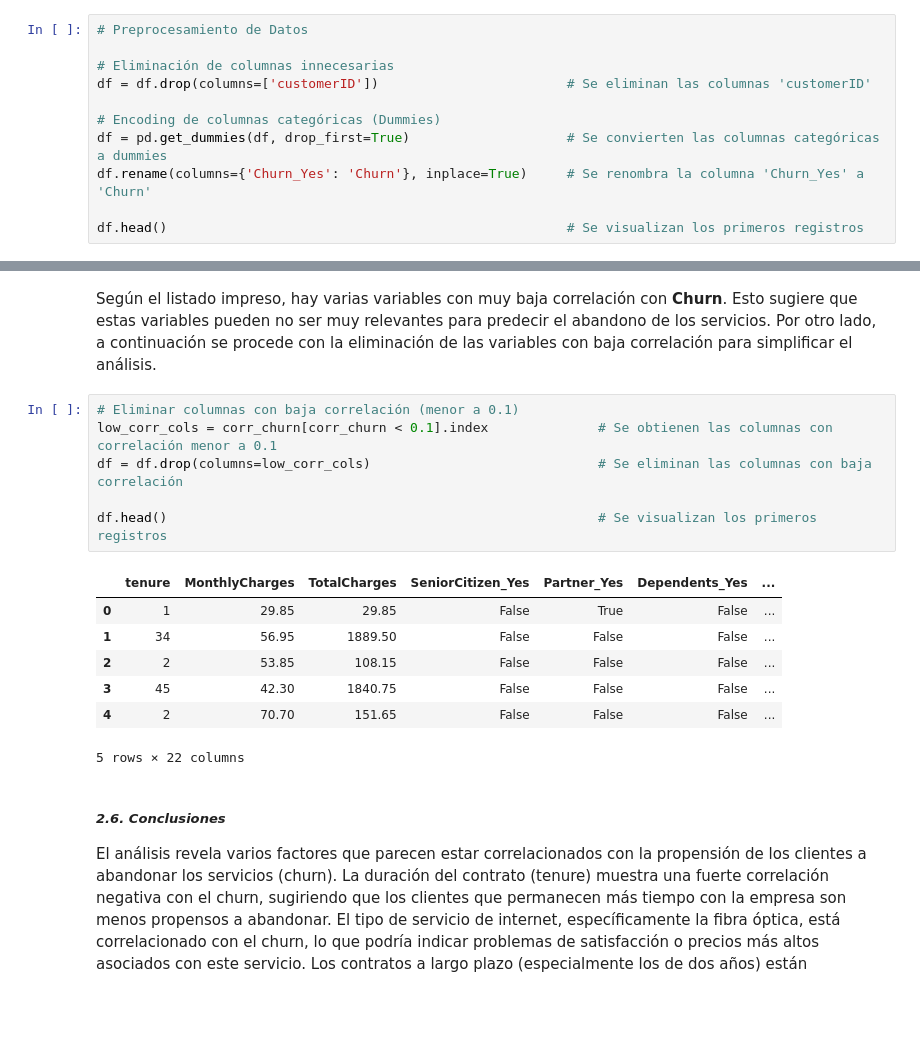
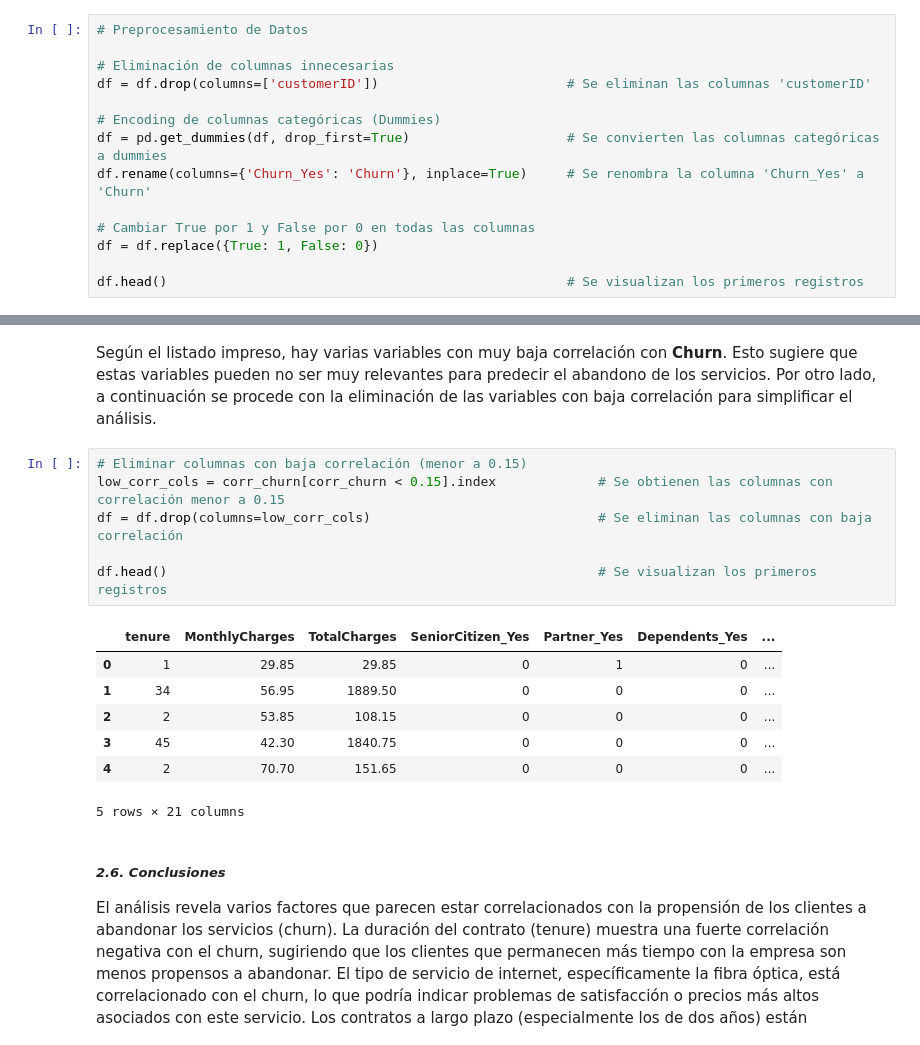
Before and after one commit to stefanoaragoni/CC31062024_Proyecto1, a Jupyter notebook: proyecto1.ipynb, the cells around one changed output, grey strips where cells are left out. Cells and saved outputs as stored; diff of their text form; blank space fills up the shorter version.

```diff
--- a/proyecto1.ipynb
+++ b/proyecto1.ipynb
@@ -611,6 +614,9 @@ df = df.drop(columns=['customerID'])                        # Se eliminan las co
 df = pd.get_dummies(df, drop_first=True)                    # Se convierten las columnas categóricas a dummies
 df.rename(columns={'Churn_Yes': 'Churn'}, inplace=True)     # Se renombra la columna 'Churn_Yes' a 'Churn'
 
+# Cambiar True por 1 y False por 0 en todas las columnas
+df = df.replace({True: 1, False: 0})
+
 df.head()                                                   # Se visualizan los primeros registros
 # %% [output]
 |  | tenure | MonthlyCharges | TotalCharges | gender_Male | SeniorCitizen_Yes | Partner_Yes | Dependents_Yes | ... |
@@ -665,19 +671,19 @@ Name: Churn, dtype: float64
 # %% [markdown]
 Según el listado impreso, hay varias variables con muy baja correlación con **Churn**. Esto sugiere que estas variables pueden no ser muy relevantes para predecir el abandono de los servicios. Por otro lado, a continuación se procede con la eliminación de las variables con baja correlación para simplificar el análisis.
 # %%
-# Eliminar columnas con baja correlación (menor a 0.1)
-low_corr_cols = corr_churn[corr_churn < 0.1].index              # Se obtienen las columnas con correlación menor a 0.1
+# Eliminar columnas con baja correlación (menor a 0.15)
+low_corr_cols = corr_churn[corr_churn < 0.15].index             # Se obtienen las columnas con correlación menor a 0.15
 df = df.drop(columns=low_corr_cols)                             # Se eliminan las columnas con baja correlación
 
 df.head()                                                       # Se visualizan los primeros registros
 # %% [output]
 |  | tenure | MonthlyCharges | TotalCharges | SeniorCitizen_Yes | Partner_Yes | Dependents_Yes | ... |
-| 0 | 1 | 29.85 | 29.85 | False | True | False | ... |
-| 1 | 34 | 56.95 | 1889.50 | False | False | False | ... |
-| 2 | 2 | 53.85 | 108.15 | False | False | False | ... |
-| 3 | 45 | 42.30 | 1840.75 | False | False | False | ... |
-| 4 | 2 | 70.70 | 151.65 | False | False | False | ... |
+| 0 | 1 | 29.85 | 29.85 | 0 | 1 | 0 | ... |
+| 1 | 34 | 56.95 | 1889.50 | 0 | 0 | 0 | ... |
+| 2 | 2 | 53.85 | 108.15 | 0 | 0 | 0 | ... |
+| 3 | 45 | 42.30 | 1840.75 | 0 | 0 | 0 | ... |
+| 4 | 2 | 70.70 | 151.65 | 0 | 0 | 0 | ... |
-5 rows × 22 columns
+5 rows × 21 columns
 # %% [markdown]
 ##### *2.6. Conclusiones*
 
```
Also changed, not shown: parts of 24 cells of this notebook.
